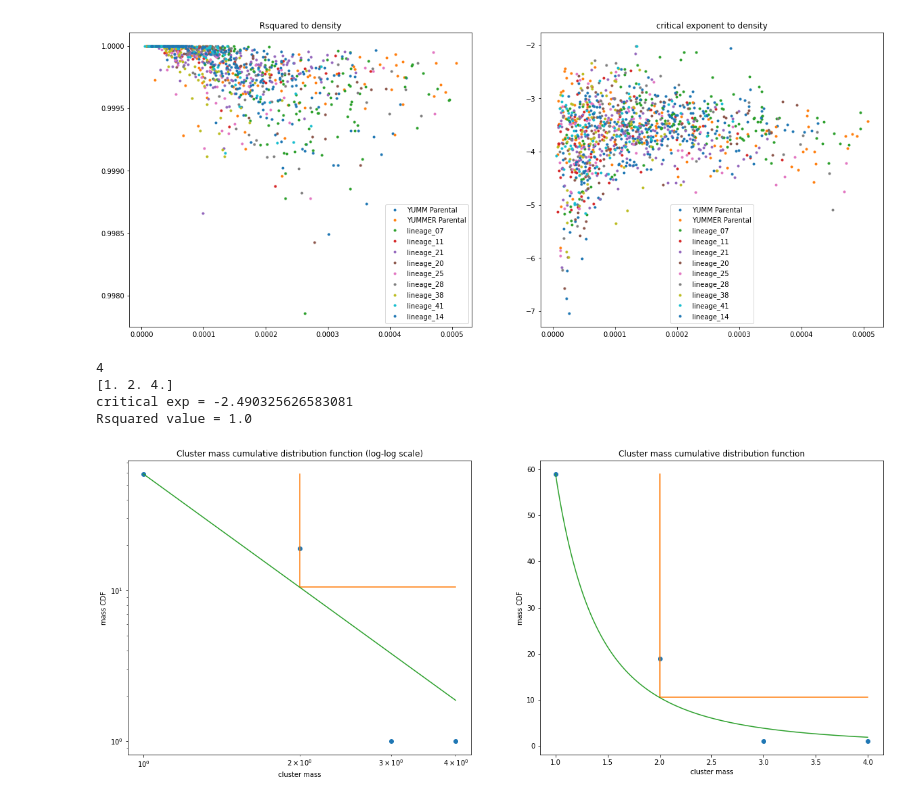
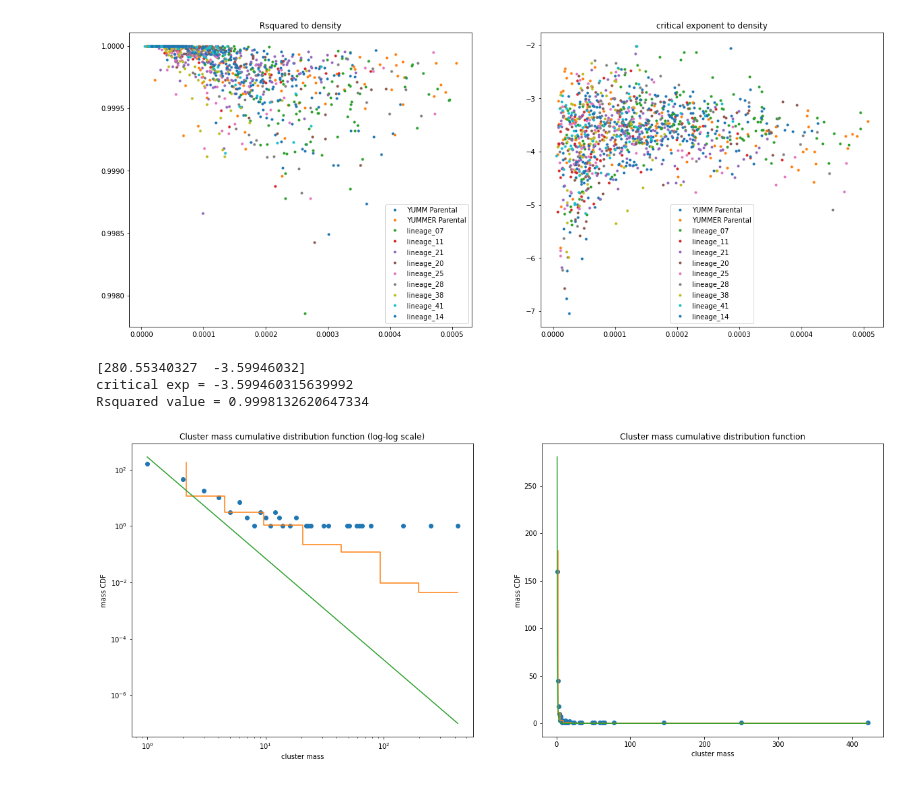
Before and after one commit to trevor-chan/research, a Jupyter notebook: morpho_scripts/network_property_plots.ipynb, the cells around one changed output. Saved outputs shown, nothing was run; the diff lists cells and outputs as text; code cells hidden in the pictures.

```diff
--- a/morpho_scripts/network_property_plots.ipynb
+++ b/morpho_scripts/network_property_plots.ipynb
@@ -388,6 +389,8 @@ class lineage_timeless:
                 popt_temp = (float('nan'),float('nan'),float('nan'))
                 Rsquared_temp = float('nan')
 
+            if Rsquared_temp==1:
+                continue
             popt.append(popt_temp)
             Rsquared.append(Rsquared_temp)
             density.append(network.density)
@@ -600,11 +603,24 @@ def fit_power(network):
         return a * np.power(x,b)
         #C not necessary if zero clusters = 0----------------------------------------------------------------
 
+    def expfunc(x, a, b):
+        try:
+            np.exp(b*x)
+        except FloatingPointError:
+            m = []
+            for i in x:
+                try:
+                    m.append(a*np.exp(b*i))
+                except FloatingPointError:
+                    m.append(0)
+            return m
+        return a * np.exp(b*x)
+
     #Logarithmic Binning - subject to tweaks
-    print(max(components))
+    #print(max(components))
     delimiters = np.logspace(0,np.log2(max(components)), int(np.log2(max(components)))+1, base = 2)
     bins = np.histogram(components, bins = delimiters)
-    print(delimiters)
+    #print(delimiters)
 
     xdata = []
     ydata = []
@@ -621,6 +637,9 @@ def fit_power(network):
     if len(ydata) < 2:
         return (float('nan'),float('nan'),float('nan')),float('nan'),float('nan')
     popt, pcov = curve_fit(func, xdata, ydata, p0=[500,-2], maxfev=5000)#---------------------------------
+    #popt, pcov = curve_fit(expfunc, xdata, ydata, p0=(180, -1.5), maxfev=5000)#---------------------------------
+
+    print(popt)
 
     perr = np.sqrt(np.diag(pcov))
     modelPredictions = func(xdata, *popt)
@@ -634,6 +653,9 @@ def fit_power(network):
     t = np.linspace(1, max(components), 10000)
     ax1.plot(t, func(t, *popt), label="Fitted function")
     ax2.plot(t, func(t, *popt), label="Fitted function")
+
+    #ax1.plot(t, expfunc(t, *popt), label="Fitted function")
+    #ax2.plot(t, expfunc(t, *popt), label="Fitted function")
 
     return popt, Rsquared, RMSE, pcov, perr, xdata, ydata
 
@@ -652,6 +674,8 @@ def plot_fit_params(lineage, output = None, mindist = None):
 
     fig, (ax1, ax2) = plt.subplots(1, 2, figsize=(20, 8))
 
+
+
     ax1.plot(density,Rsquared,'.',label = lineage.tag)
 
     ax2.plot(density,popt[1],'.',label = lineage.tag)
@@ -661,14 +685,13 @@ def plot_fit_params(lineage, output = None, mindist = None):
     #plt.savefig(output+'_'+mindist+'.png')
     #plt.show()
 # %%
-a = fit_power(YMRP.items[15])
+a = fit_power(YMRP.items[110])
 print("critical exp = " + str(a[0][1]))
 print("Rsquared value = " + str(a[1]))
 # %% [output]
-4
-[1. 2. 4.]
-critical exp = -2.490325626583081
-Rsquared value = 1.0
+[280.55340327  -3.59946032]
+critical exp = -3.599460315639992
+Rsquared value = 0.9998132620647334
-[figure, old version]
+[figure, new version]
 # %%
 #Novel/Experimental Parameters
```
Also changed, not shown: parts of 3 cells of this notebook.
